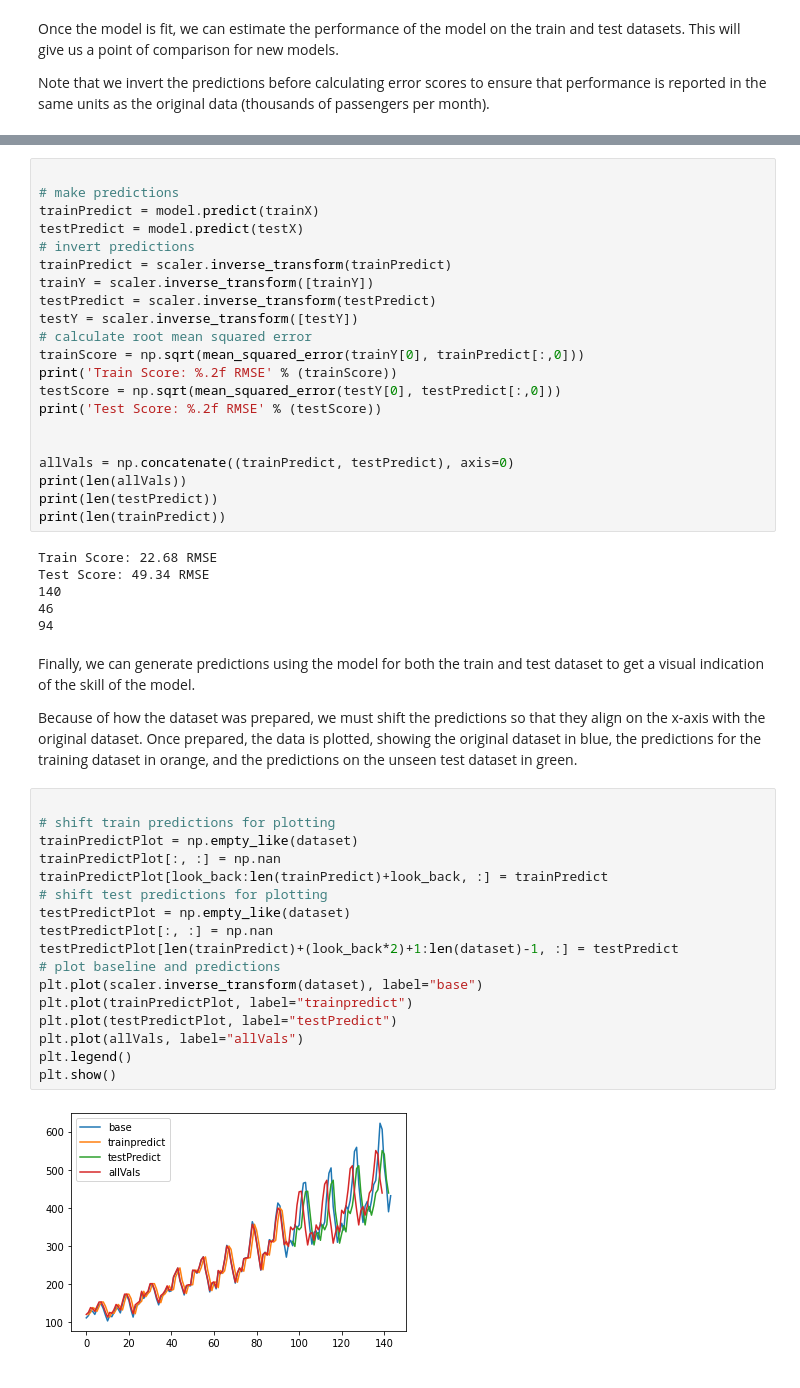
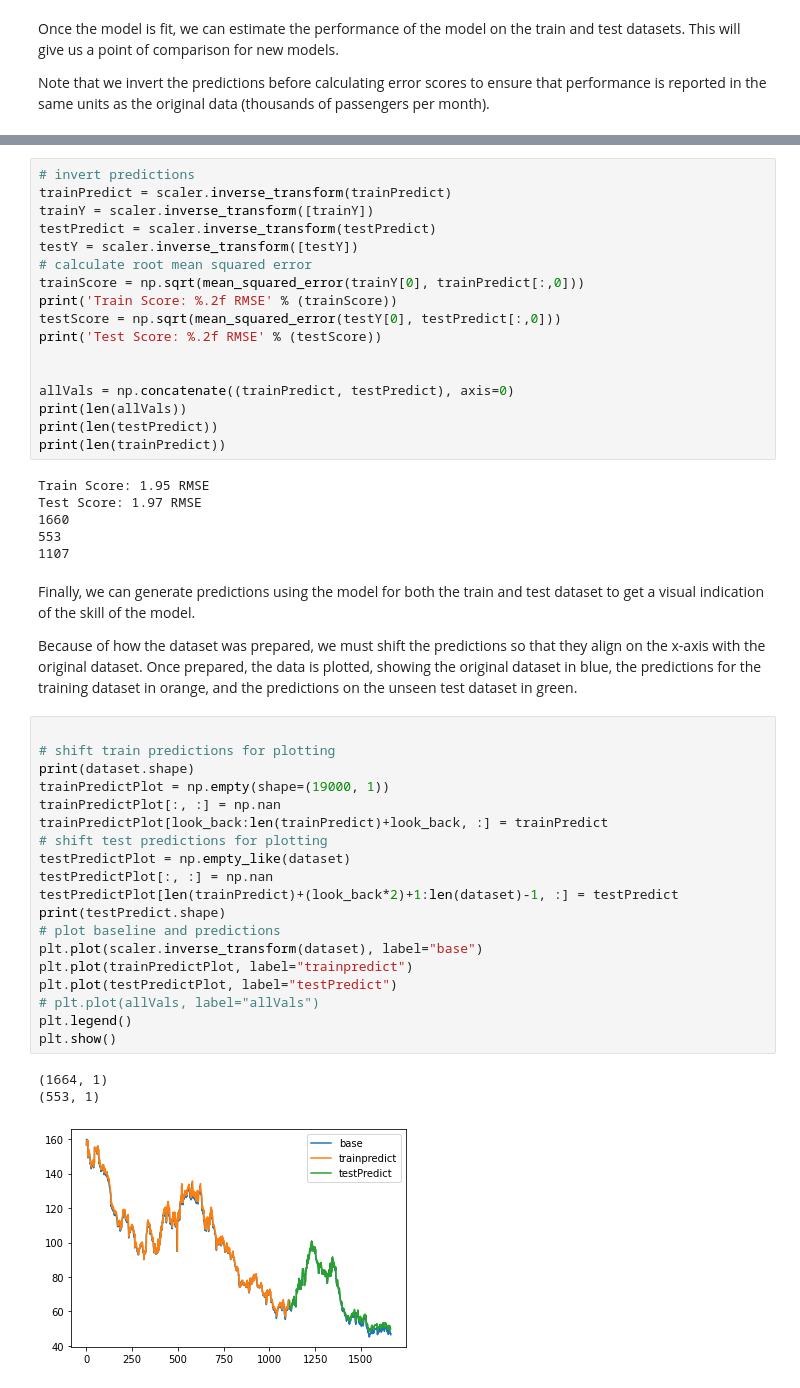
Before and after one commit to SentientPlatypus/iap_prediction, a Jupyter notebook: LSTMnetwork.ipynb, the cells around one changed output, grey strips where cells are left out. Saved outputs shown, nothing was run; the diff lists cells and outputs as text.

Commit message:
changed predictions for future

```diff
--- a/LSTMnetwork.ipynb
+++ b/LSTMnetwork.ipynb
@@ -118,8 +156,4 @@ Note that we invert the predictions before calculating error scores to ensure th
 # %%
-
-# make predictions
-trainPredict = model.predict(trainX)
-testPredict = model.predict(testX)
 # invert predictions
 trainPredict = scaler.inverse_transform(trainPredict)
 trainY = scaler.inverse_transform([trainY])
@@ -137,11 +171,11 @@ print(len(allVals))
 print(len(testPredict))
 print(len(trainPredict))
 # %% [output]
-Train Score: 22.68 RMSE
-Test Score: 49.34 RMSE
-140
-46
-94
+Train Score: 1.95 RMSE
+Test Score: 1.97 RMSE
+1660
+553
+1107
 # %% [markdown]
 Finally, we can generate predictions using the model for both the train and test dataset to get a visual indication of the skill of the model.
 
@@ -149,19 +183,23 @@ Because of how the dataset was prepared, we must shift the predictions so that t
 # %%
 
 # shift train predictions for plotting
-trainPredictPlot = np.empty_like(dataset)
+print(dataset.shape)
+trainPredictPlot = np.empty(shape=(19000, 1))
 trainPredictPlot[:, :] = np.nan
 trainPredictPlot[look_back:len(trainPredict)+look_back, :] = trainPredict
 # shift test predictions for plotting
 testPredictPlot = np.empty_like(dataset)
 testPredictPlot[:, :] = np.nan
 testPredictPlot[len(trainPredict)+(look_back*2)+1:len(dataset)-1, :] = testPredict
+print(testPredict.shape)
 # plot baseline and predictions
 plt.plot(scaler.inverse_transform(dataset), label="base")
 plt.plot(trainPredictPlot, label="trainpredict")
 plt.plot(testPredictPlot, label="testPredict")
-plt.plot(allVals, label="allVals")
+# plt.plot(allVals, label="allVals")
 plt.legend()
 plt.show()
 # %% [output]
+(1664, 1)
+(553, 1)
-[figure, old version]
+[figure, new version]
```
Also changed, not shown: parts of 6 cells of this notebook, 2 other files.
